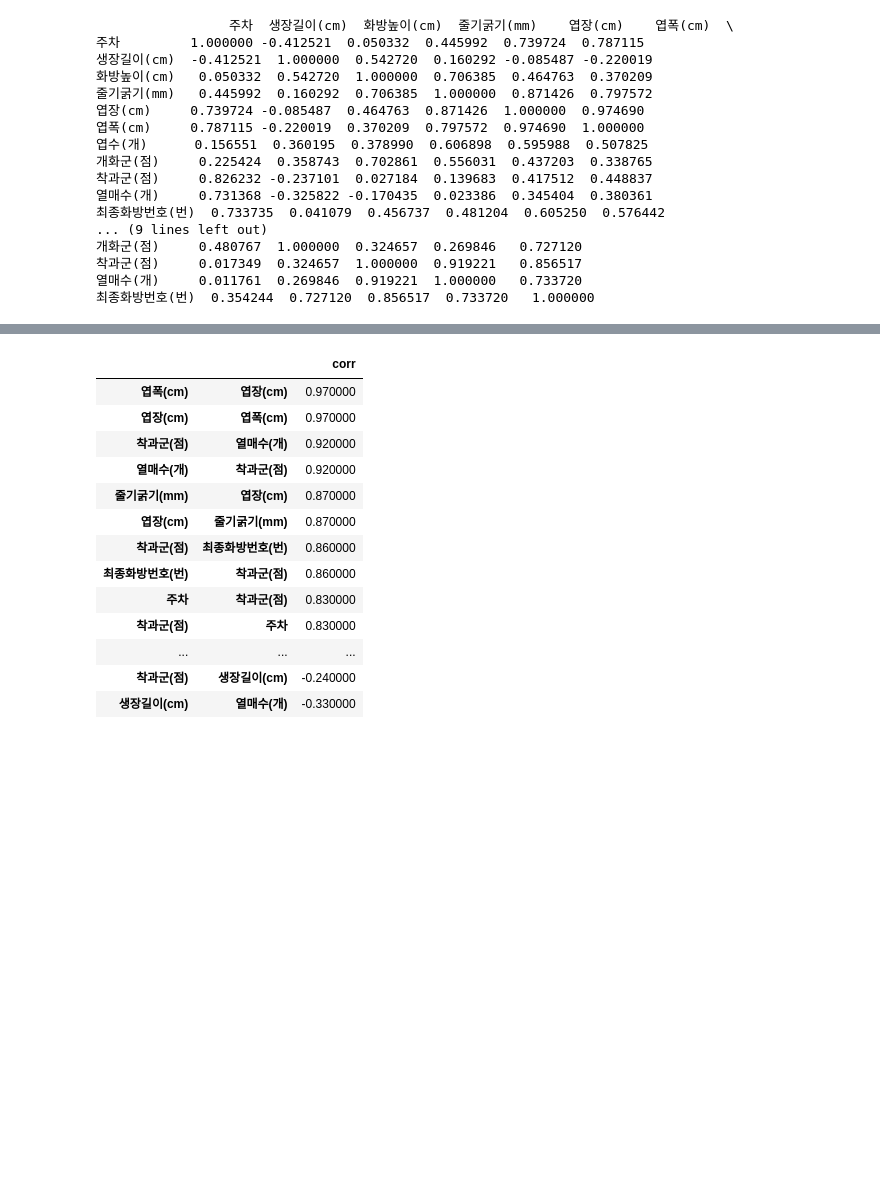
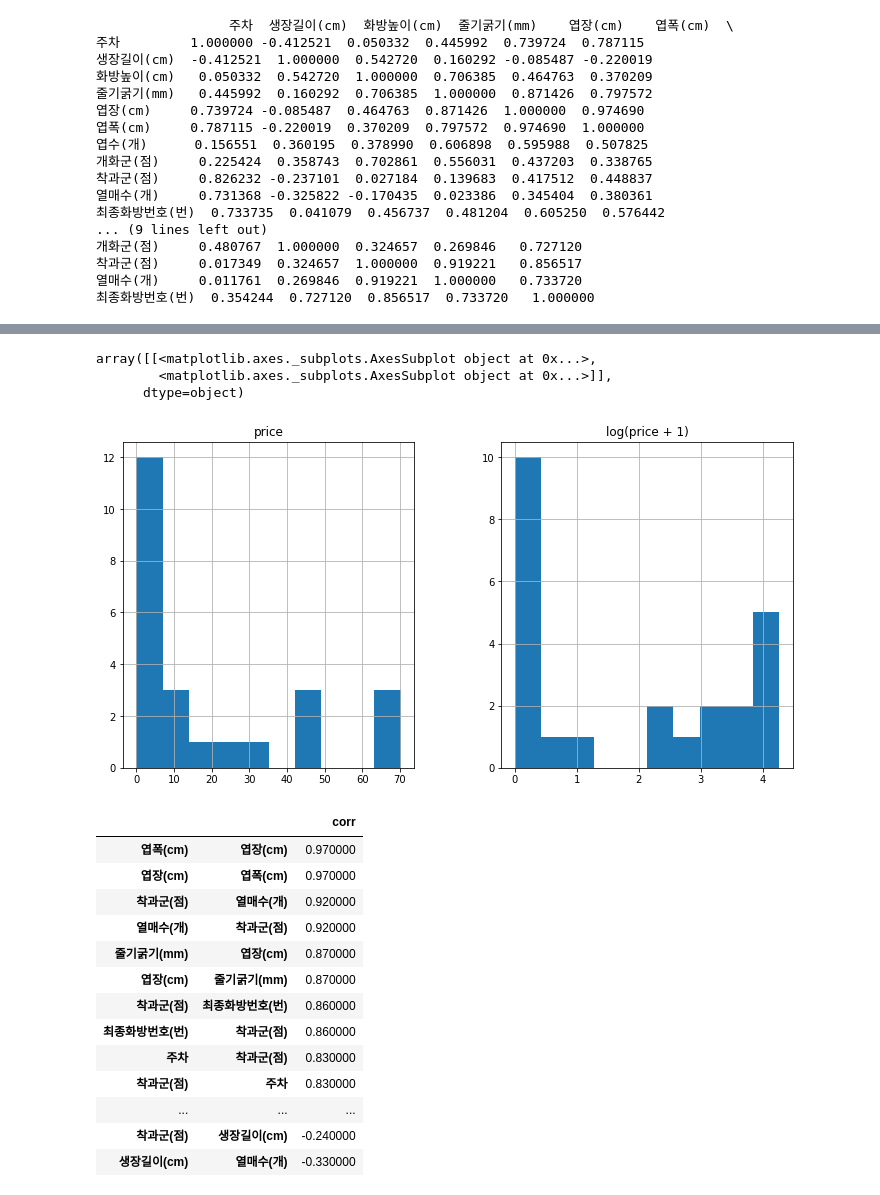
Before and after one commit to sexymonster/Projects, a Jupyter notebook: TeamProject/TomatoDataCustom.ipynb, the cells around one changed output, grey strips where cells are left out. Drawn from its saved outputs; the diff is of its cells as text; code cells hidden in the pictures; blank space fills up the shorter version.

```diff
--- a/TeamProject/TomatoDataCustom.ipynb
+++ b/TeamProject/TomatoDataCustom.ipynb
@@ -155,6 +157,12 @@ def delta(live):
   live_new["열매수변화(개)"] = live.sort_values("Date")["열매수(개)"].pct_change()
 
   return live_new
+# %%
+def changedata(df):
+  df = adapt(df)
+  df = astype(df)
+
+  return df
 # %% [markdown]
 ## 2-2. 데이터 처리 과정
 # %% [markdown]
@@ -359,0 +377,5 @@ print(live2.corr())
+# %%
+live2 = changedata(live2)
+live3 = changedata(live3)
+live4 = changedata(live4)
+live5 = changedata(live5)
@@ -360,3 +526,12 @@ print(live2.corr())
+# %%
+matplotlib.rcParams['figure.figsize'] = (12.0, 6.0)
+prices = pd.DataFrame({"price":live2['열매수(개)'], "log(price + 1)":np.log1p(live2['열매수(개)'])})
+prices.hist()
+# %% [output]
+array([[<matplotlib.axes._subplots.AxesSubplot object at 0x...>,
+        <matplotlib.axes._subplots.AxesSubplot object at 0x...>]],
+      dtype=object)
+[figure, added]
 # %%
 corr_df = live2.corr()
 corr_df = corr_df.apply(lambda x: round(x ,2))
```
Also changed, not shown: parts of 16 cells of this notebook.
